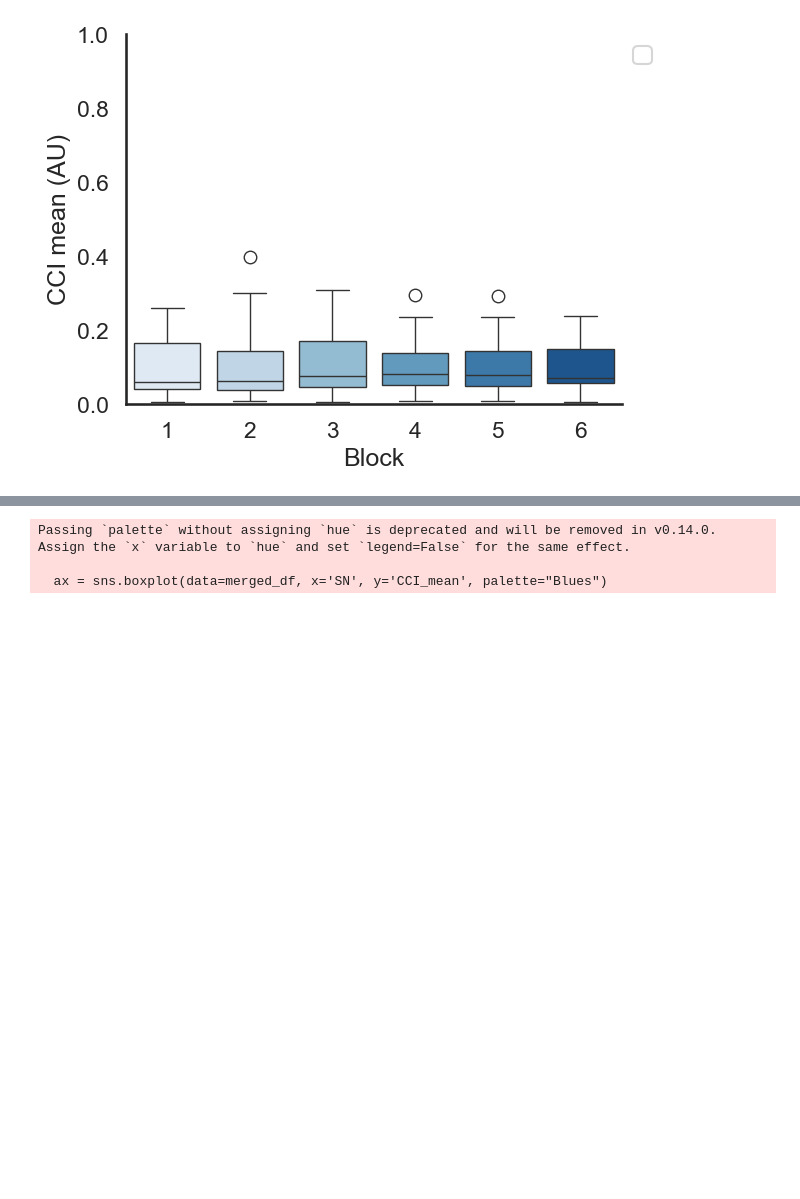
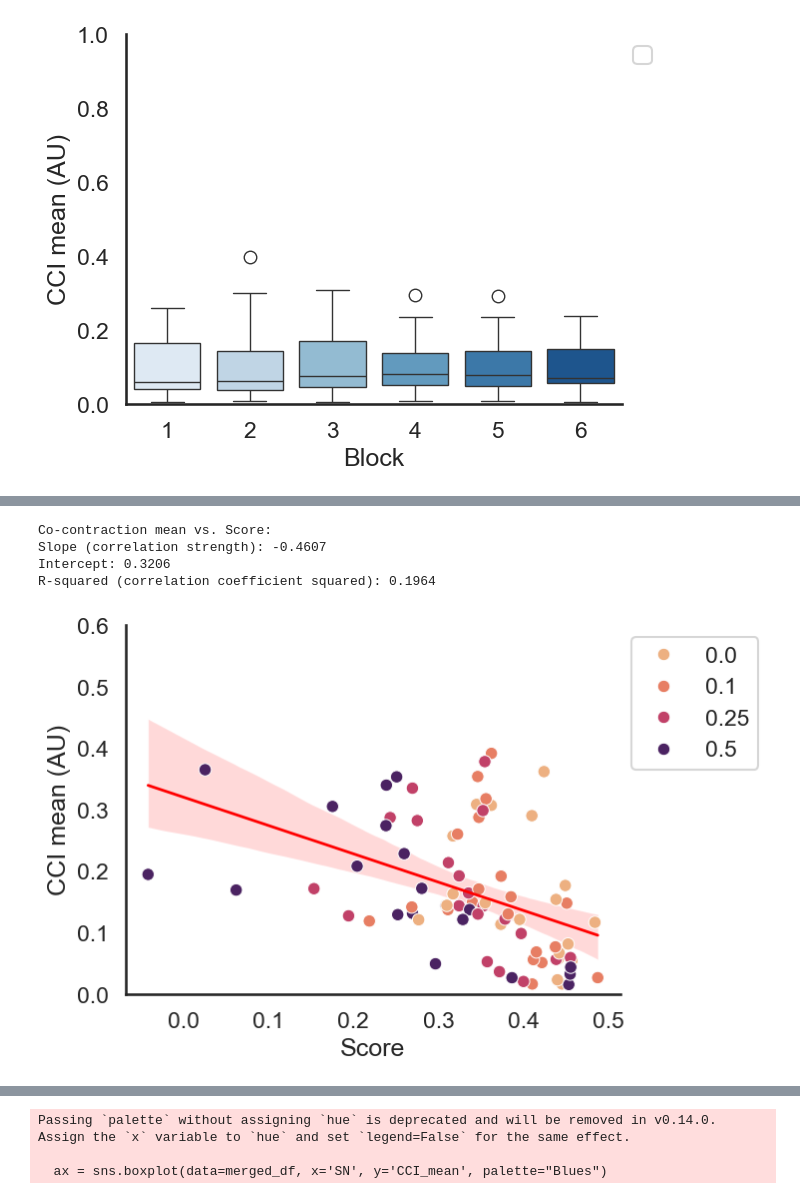
Before and after one commit to brocbacq/Thesis_analysis, a Jupyter notebook: Co_contraction from calibration.ipynb, the cells around one changed output, grey strips where cells are left out. Cells and saved outputs as stored; diff of their text form; code cells hidden in the pictures; blank space fills up the shorter version.

Commit message:
vs. SoA and Score

```diff
--- a/Co_contraction from calibration.ipynb
+++ b/Co_contraction from calibration.ipynb
@@ -822,0 +838,28 @@ Passing `palette` without assigning `hue` is deprecated and will be removed in v
+# %%
+from scipy.stats import linregress
+
+# Add best fit line (without hue)
+sns.regplot(data=df_assis, x='score', y='CCI_mean', scatter=False, color='red', line_kws={'linewidth': 2})
+
+#  Co-contraction vs block
+plt = sns.scatterplot(data=df_assis, x='score', y='CCI_mean', palette="flare", hue= 'assistance')
+plt.set_xlabel('Score')
+plt.set_ylabel('CCI mean (AU)')
+plt.set(ylim=(0,0.6))
+plt.legend(loc='upper left', bbox_to_anchor=(1, 1))
+
+sns.despine()
+
+# Compute linear regression
+slope, intercept, r_value, p_value, std_err = linregress(df_assis['score'], df_assis['CCI_mean'])
+
+print("Co-contraction mean vs. Score:")
+print(f"Slope (correlation strength): {slope:.4f}")
+print(f"Intercept: {intercept:.4f}")
+print(f"R-squared (correlation coefficient squared): {r_value**2:.4f}")
+# %% [output]
+Co-contraction mean vs. Score:
+Slope (correlation strength): -0.4607
+Intercept: 0.3206
+R-squared (correlation coefficient squared): 0.1964
+[figure, added]
```
Also changed, not shown: parts of 15 cells of this notebook.
